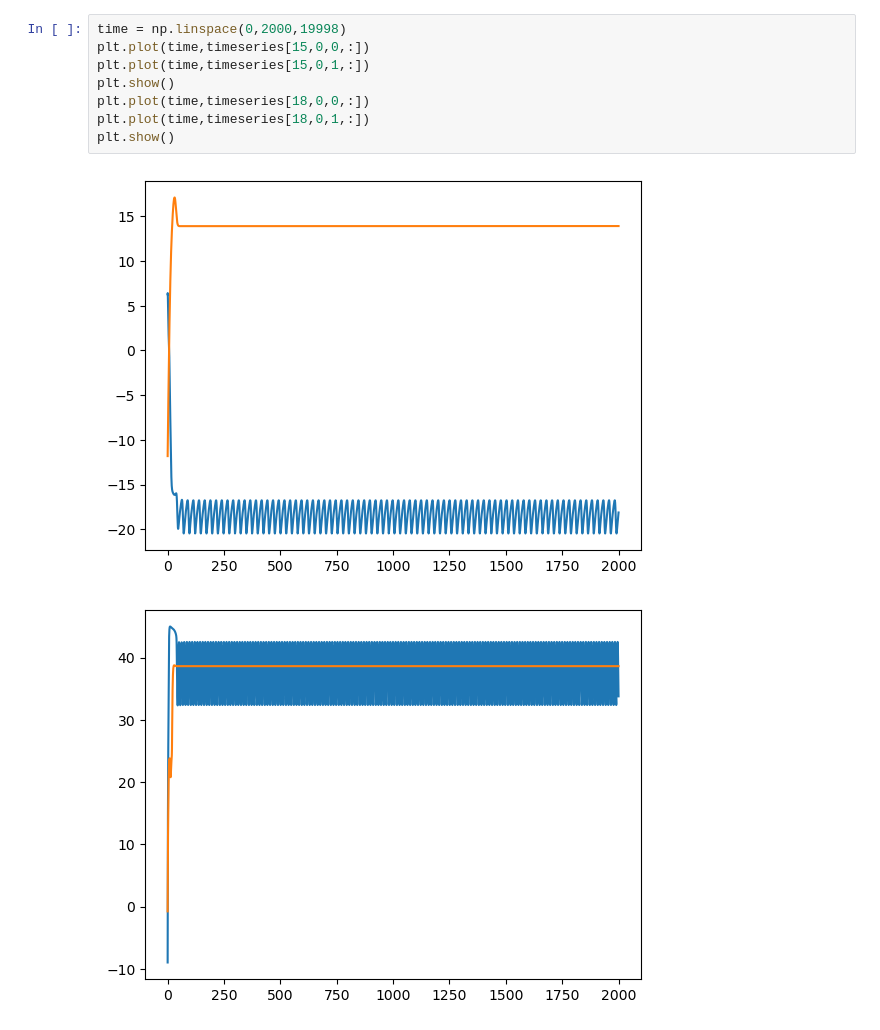
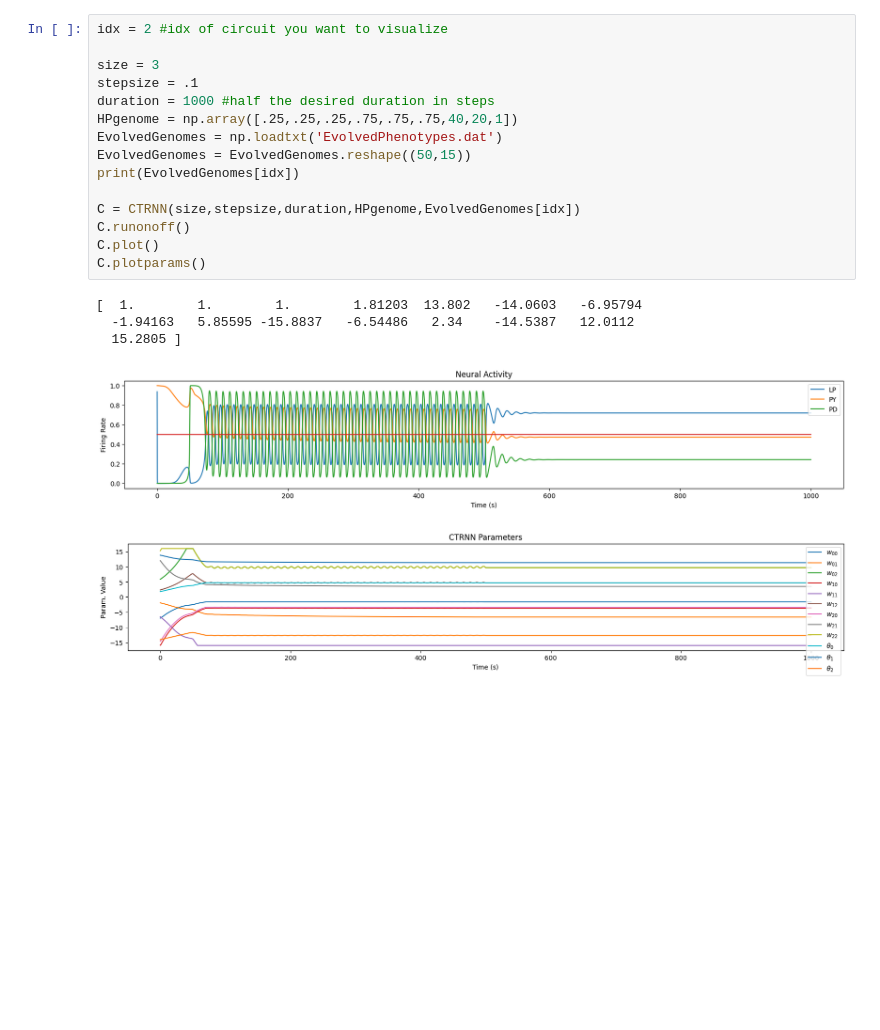
Before and after one commit to ljstolting/HomeostaticPlasticCTRNNs, a Jupyter notebook: I-HP's Role in Evolved Oscillators/visualize_timeseries.ipynb, the cells around one changed output. Drawn from its saved outputs; the diff is of its cells as text; blank space fills up the shorter version.

```diff
--- a/I-HP's Role in Evolved Oscillators/visualize_timeseries.ipynb
+++ b/I-HP's Role in Evolved Oscillators/visualize_timeseries.ipynb
@@ -14,11 +5,21 @@ timeseries = np.reshape(np.loadtxt("trackneuralstates"),(sizes,circuits,repetiti
-# %%
-time = np.linspace(0,2000,19998)
-plt.plot(time,timeseries[15,0,0,:])
-plt.plot(time,timeseries[15,0,1,:])
-plt.show()
-plt.plot(time,timeseries[18,0,0,:])
-plt.plot(time,timeseries[18,0,1,:])
-plt.show()
-# %% [output]
-[figure, removed]
-[figure, removed]
+# %%
+idx = 2 #idx of circuit you want to visualize
+
+size = 3
+stepsize = .1
+duration = 1000 #half the desired duration in steps
+HPgenome = np.array([.25,.25,.25,.75,.75,.75,40,20,1])
+EvolvedGenomes = np.loadtxt('EvolvedPhenotypes.dat')
+EvolvedGenomes = EvolvedGenomes.reshape((50,15))
+print(EvolvedGenomes[idx])
+
+C = CTRNN(size,stepsize,duration,HPgenome,EvolvedGenomes[idx])
+C.runonoff()
+C.plot()
+C.plotparams()
+# %% [output]
+[  1.        1.        1.        1.81203  13.802   -14.0603   -6.95794
+  -1.94163   5.85595 -15.8837   -6.54486   2.34    -14.5387   12.0112
+  15.2805 ]
+[figure, added]
+[figure, added]
```
Also changed, not shown: parts of 2 cells of this notebook, 10 other files.
